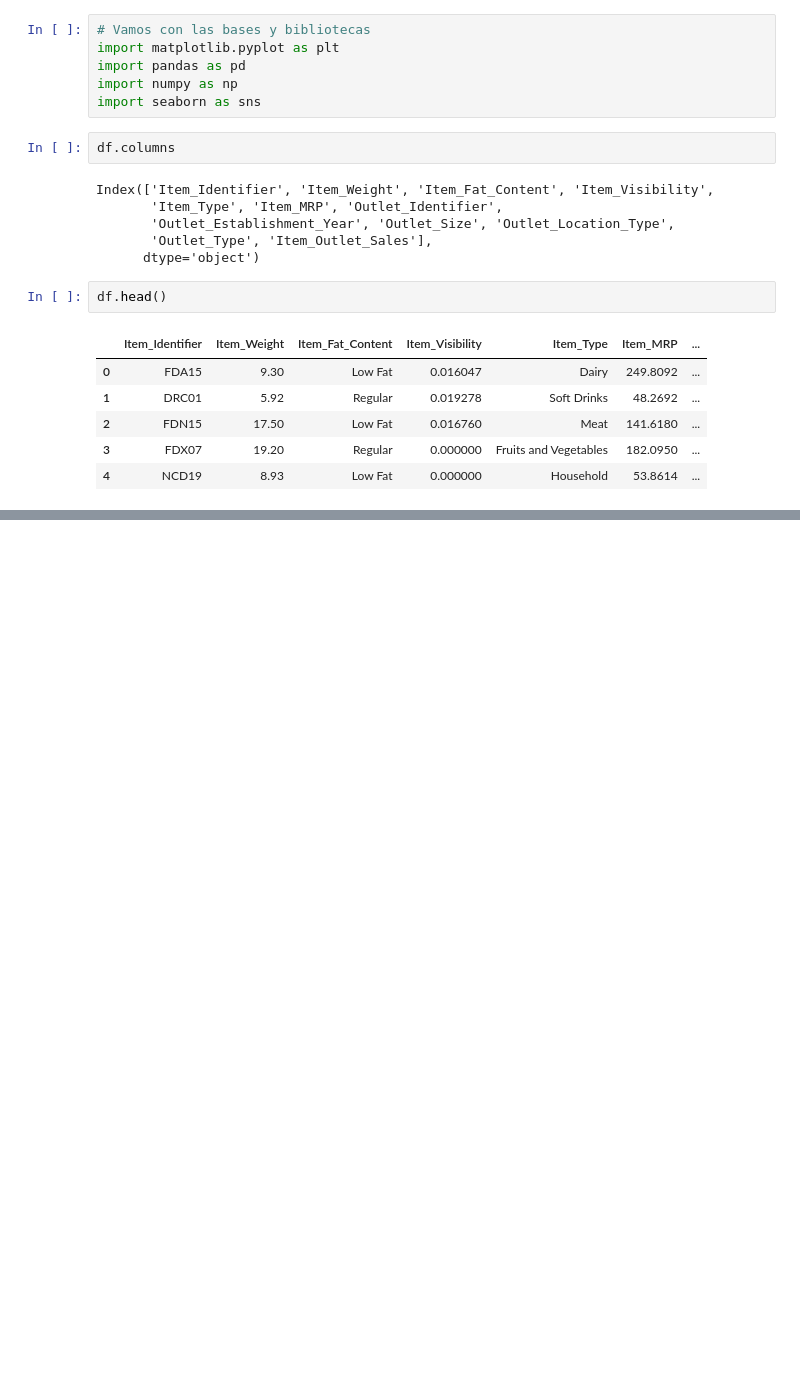
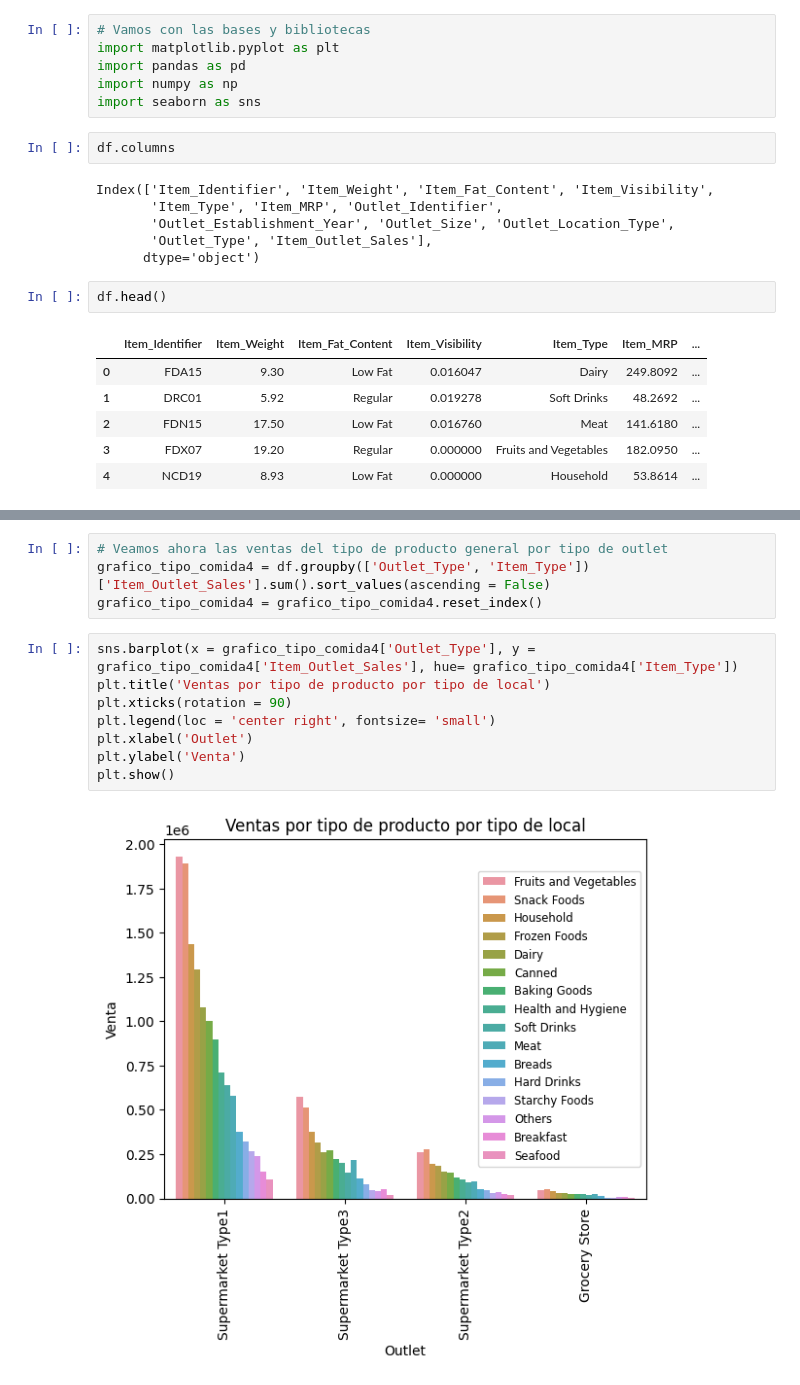
Before and after one commit to Jose-Balocchi/Retail---Predicciones-de-ventas, a Jupyter notebook: 05_Proyecto_1.ipynb, the cells around one changed output, grey strips where cells are left out. Cells and saved outputs as stored; diff of their text form; blank space fills up the shorter version.

```diff
--- a/05_Proyecto_1.ipynb
+++ b/05_Proyecto_1.ipynb
@@ -603,0 +615,14 @@ plt.show()
+# %%
+# Veamos ahora las ventas del tipo de producto general por tipo de outlet
+grafico_tipo_comida4 = df.groupby(['Outlet_Type', 'Item_Type'])['Item_Outlet_Sales'].sum().sort_values(ascending = False)
+grafico_tipo_comida4 = grafico_tipo_comida4.reset_index()
+# %%
+sns.barplot(x = grafico_tipo_comida4['Outlet_Type'], y = grafico_tipo_comida4['Item_Outlet_Sales'], hue= grafico_tipo_comida4['Item_Type'])
+plt.title('Ventas por tipo de producto por tipo de local')
+plt.xticks(rotation = 90)
+plt.legend(loc = 'center right', fontsize= 'small')
+plt.xlabel('Outlet')
+plt.ylabel('Venta')
+plt.show()
+# %% [output]
+[figure, added]
```
Also changed, not shown: parts of 6 cells of this notebook.
